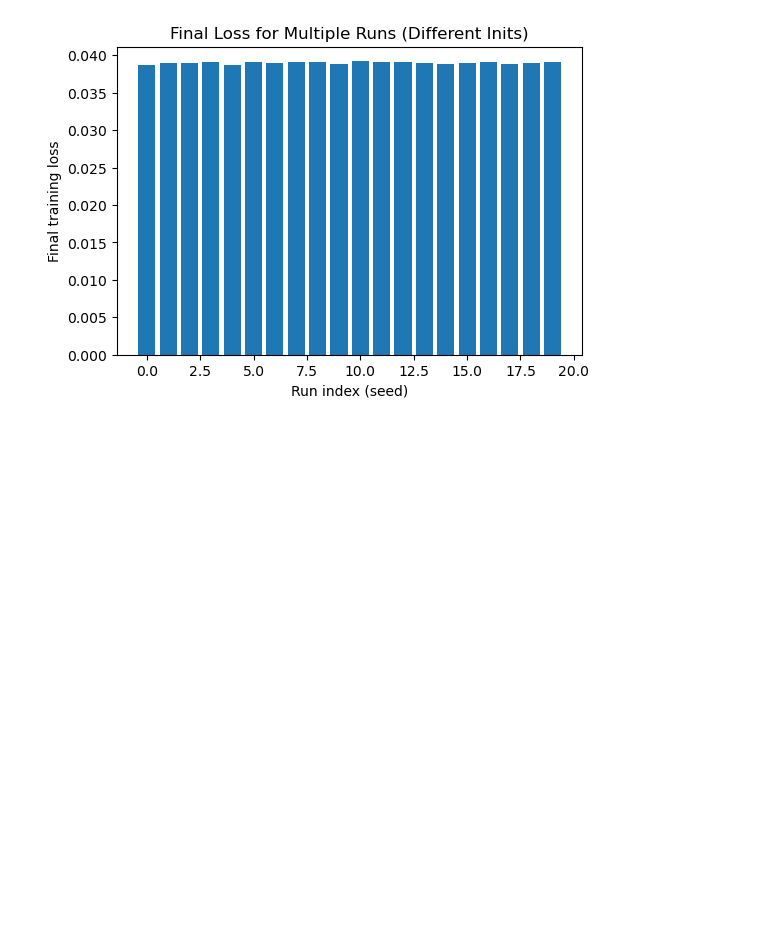
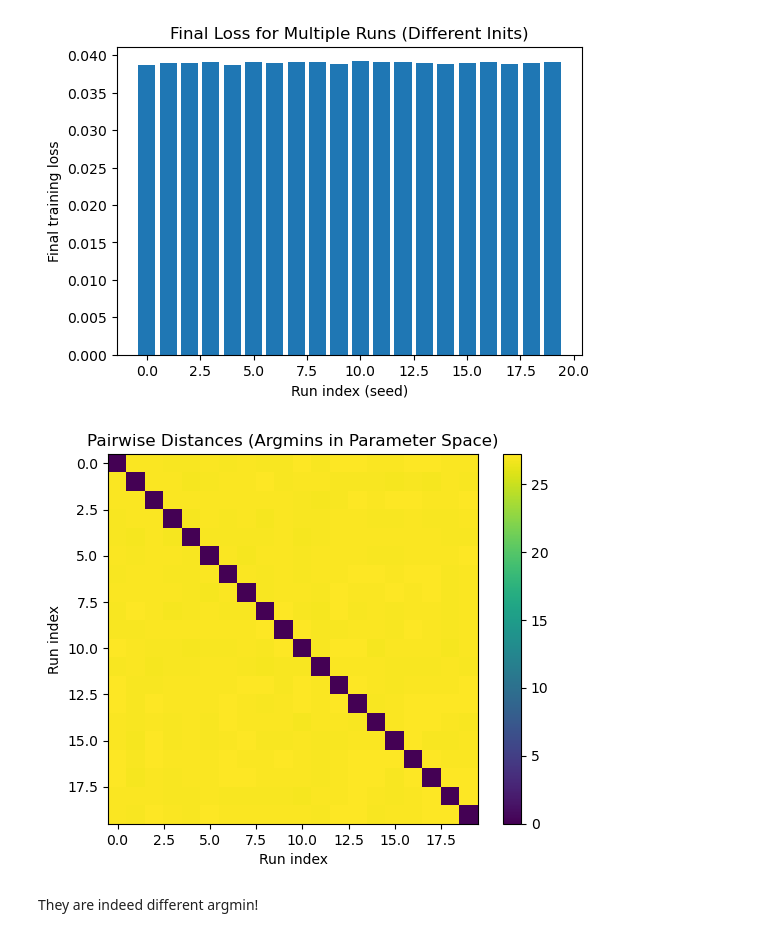
Before and after one commit to PabloHueso/No-Poor-Local-Minima, a Jupyter notebook: Experiments/LinearNetworkExperiments.ipynb, the cells around one changed output. Drawn from its saved outputs; the diff is of its cells as text; code cells hidden in the pictures; blank space fills up the shorter version.

Commit message:
compare argmin

```diff
--- a/Experiments/LinearNetworkExperiments.ipynb
+++ b/Experiments/LinearNetworkExperiments.ipynb
@@ -233,3 +233,28 @@ final_losses, final_params = run_multiple_inits_plot(
 )
 # %% [output]
 [figure]
+# %%
+def param_distance(p1, p2):
+    # p1 and p2 are PyTorch tensors
+    return torch.norm(p1 - p2).item()
+# %%
+import numpy as np
+import matplotlib.pyplot as plt
+
+num_runs = len(final_params)
+dist_matrix = np.zeros((num_runs, num_runs))
+
+for i in range(num_runs):
+    for j in range(num_runs):
+        dist_matrix[i, j] = param_distance(final_params[i], final_params[j])
+# %%
+plt.imshow(dist_matrix, cmap='viridis', interpolation='nearest')
+plt.colorbar()
+plt.xlabel("Run index")
+plt.ylabel("Run index")
+plt.title("Pairwise Distances (Argmins in Parameter Space)")
+plt.show()
+# %% [output]
+[figure, added]
+# %% [markdown]
+They are indeed different argmin!
```
